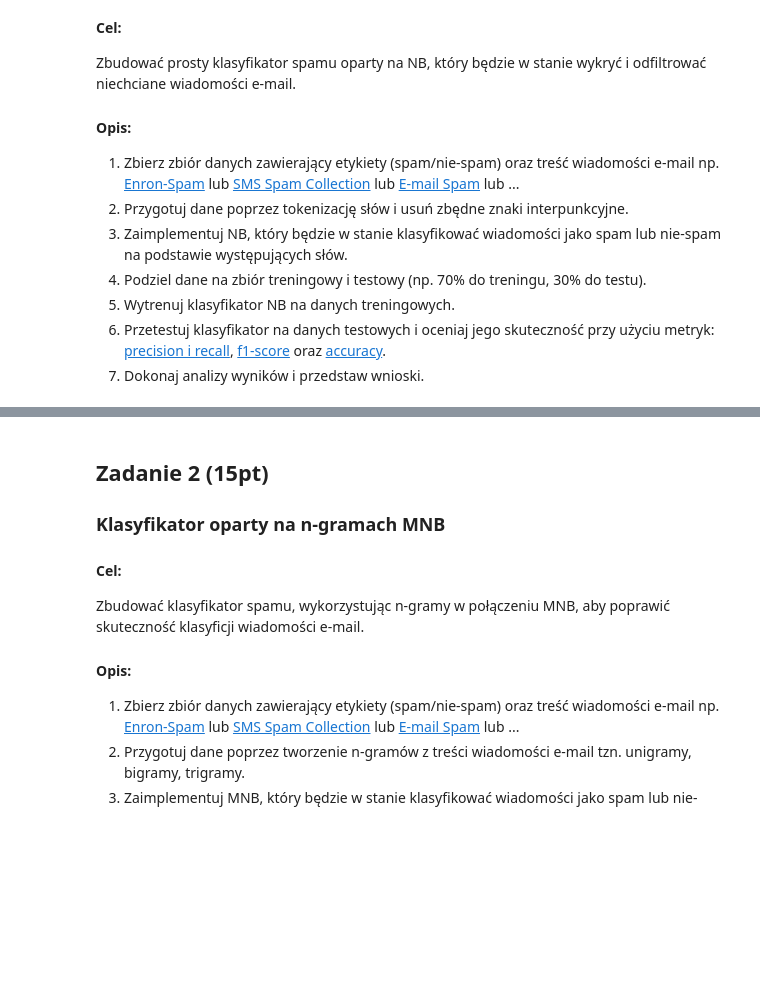
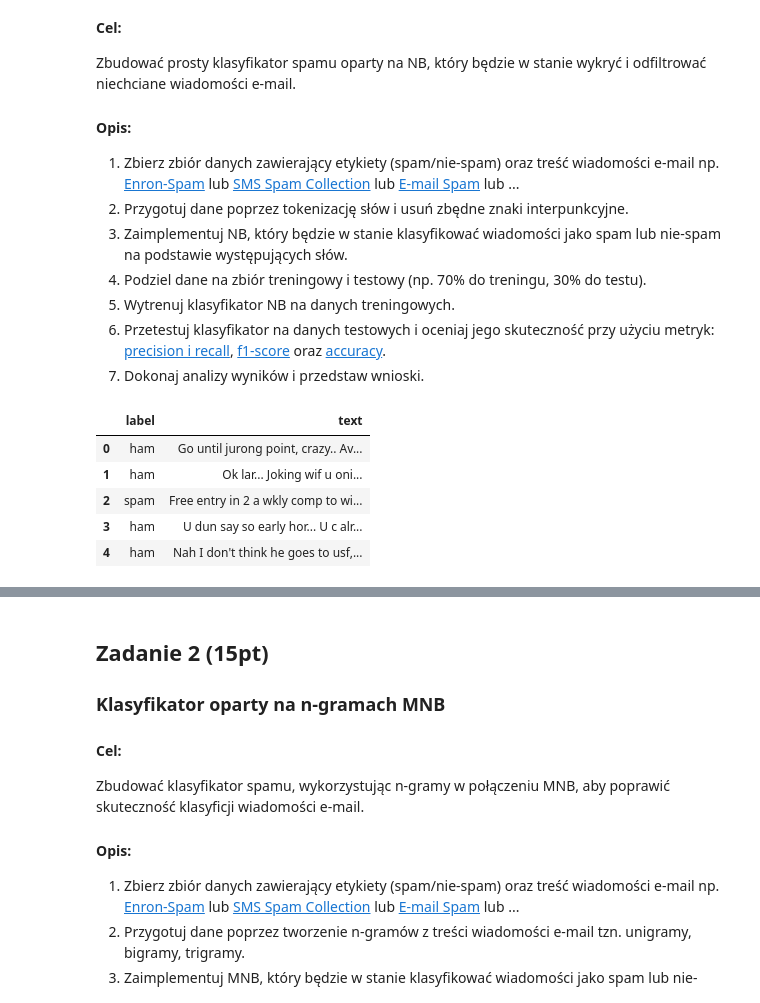
Before and after one commit to pucikplay/UMSI, a Jupyter notebook: L2/l2.ipynb, the cells around one changed output, grey strips where cells are left out. Drawn from its saved outputs; the diff is of its cells as text; code cells hidden in the pictures; blank space fills up the shorter version.

```diff
--- a/L2/l2.ipynb
+++ b/L2/l2.ipynb
@@ -122,3 +122,18 @@ Zbudować prosty klasyfikator spamu oparty na NB, który będzie w stanie wykry
 5. Wytrenuj klasyfikator NB na danych treningowych.
 6. Przetestuj klasyfikator na danych testowych i oceniaj jego skuteczność przy użyciu metryk: [precision i recall](https://en.wikipedia.org/wiki/Precision_and_recall), [f1-score](https://en.wikipedia.org/wiki/F-score) oraz [accuracy](https://en.wikipedia.org/wiki/Accuracy_and_precision).
 7. Dokonaj analizy wyników i przedstaw wnioski.
+# %%
+import pandas as pd
+import re
+import numpy as np
+import matplotlib.pylab as plt
+
+sms_df = pd.read_csv('sms+spam+collection/SMSSpamCollection', delimiter='\t', names=['label', 'text'])
+sms_df.head()
+# %% [output]
+|  | label | text |
+| 0 | ham | Go until jurong point, crazy.. Av... |
+| 1 | ham | Ok lar... Joking wif u oni... |
+| 2 | spam | Free entry in 2 a wkly comp to wi... |
+| 3 | ham | U dun say so early hor... U c alr... |
+| 4 | ham | Nah I don't think he goes to usf,... |
```
Also changed, not shown: parts of 10 cells of this notebook, 2 other files.
